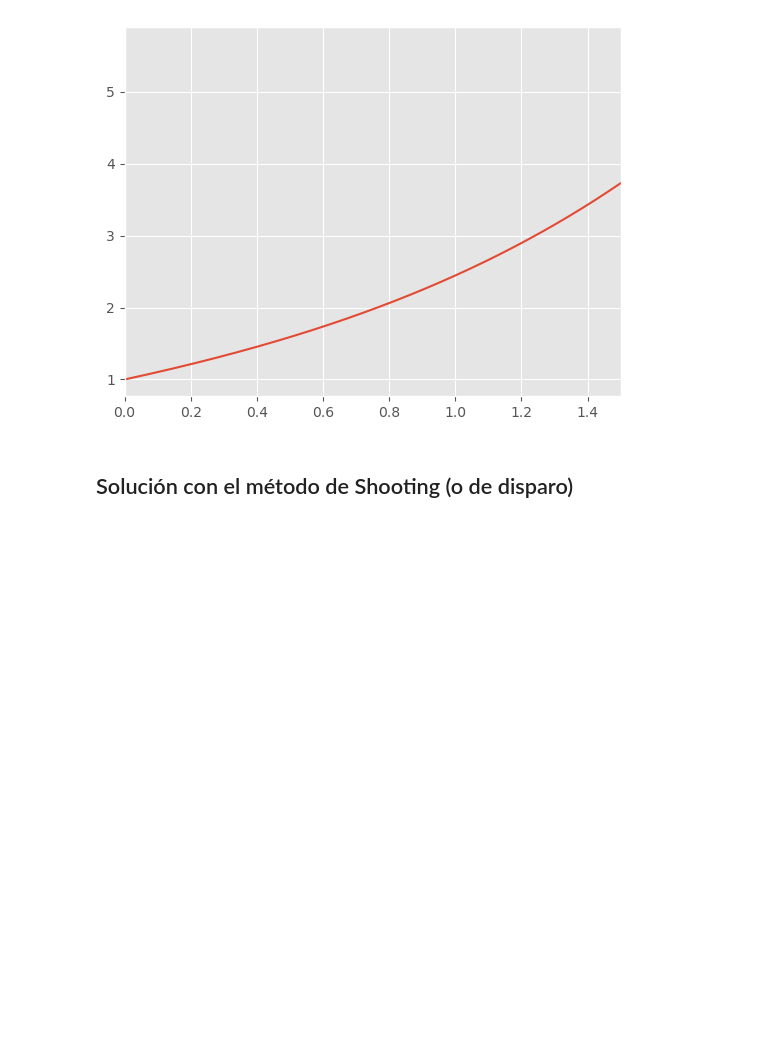
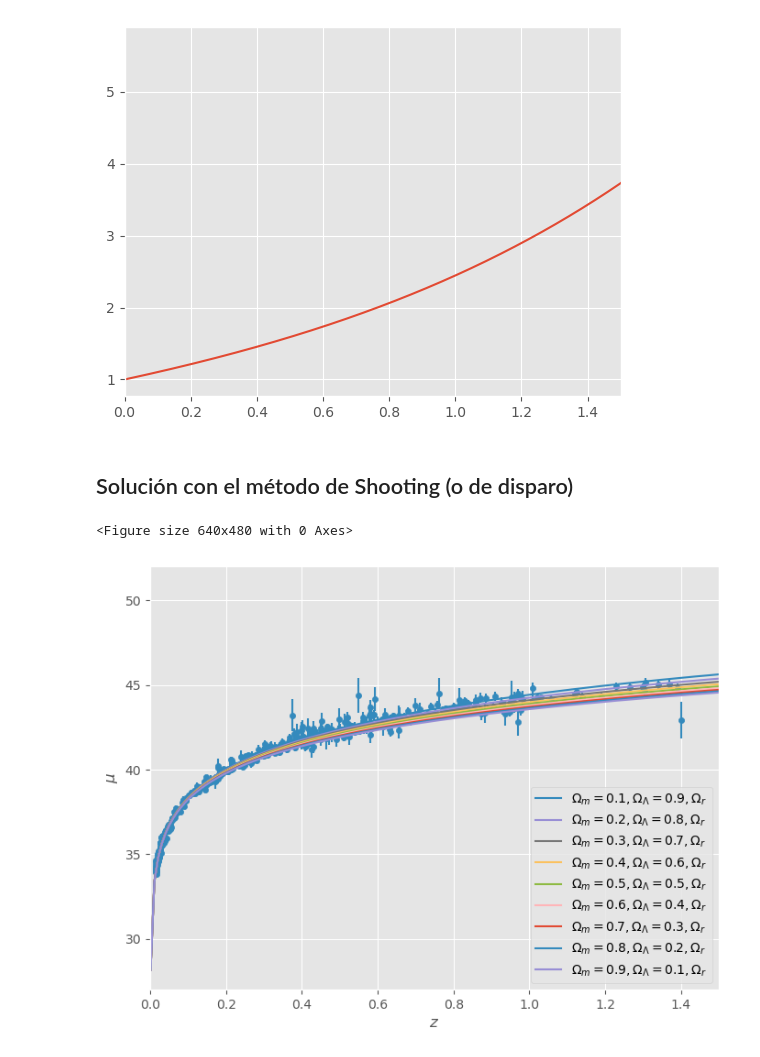
Before and after one commit to Michicol/Proyecto_LCDM, a Jupyter notebook: Resultados.ipynb, the cells around one changed output. Saved outputs shown, nothing was run; the diff lists cells and outputs as text; code cells hidden in the pictures; blank space fills up the shorter version.

```diff
--- a/Resultados.ipynb
+++ b/Resultados.ipynb
@@ -179,0 +184,27 @@ def mu(z,Ωm,Ωl,H0):
+# %%
+file = open('./SCPUnion2_mu_vs_z.txt')
+# %%
+data1 = pd.read_csv(file, skiprows=6, delimiter="\t",header=None,usecols=[1,2,3])
+data1.columns=['$z$','$\mu$','$\sigma_\mu$']
+# %%
+z = np.linspace(0.001, 10, 1000)
+
+Ωm = [0.1,0.2,0.3,0.4,0.5,0.6,0.7,0.8,0.9]
+Ωl = [0.9,0.8,0.7,0.6,0.5,0.4,0.3,0.2,0.1]
+Ωr = 8.5e-5
+label = ['$\Omega_m={},\Omega_\Lambda={},\Omega_r$'.format(om,ol,8.5e-5) for om,ol in zip(Ωm,Ωl)]
+
+
+fig=plt.figure()
+data1.plot(x='$z$', y='$\mu$', yerr='$\sigma_\mu$', kind='scatter',figsize=(8,6))
+[plt.plot(z,mu(z,Ωm[i],Ωr,Ωl[i],-1,70),label=label[i]) for i in range(9)]
+
+plt.xlim(0,1.5)
+plt.xlabel('$z$')
+plt.ylabel('$\mu$')
+plt.legend()
+plt.grid(True)
+plt.show()
+# %% [output]
+<Figure size 640x480 with 0 Axes>
+[figure, added]
```
Also changed, not shown: parts of 5 cells of this notebook, 1 other file.
